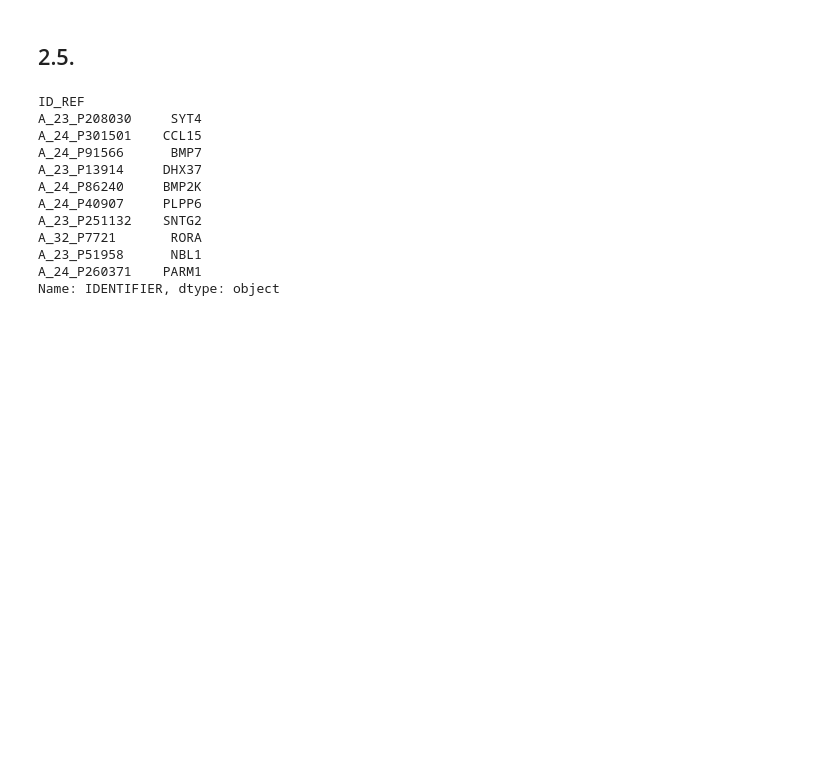
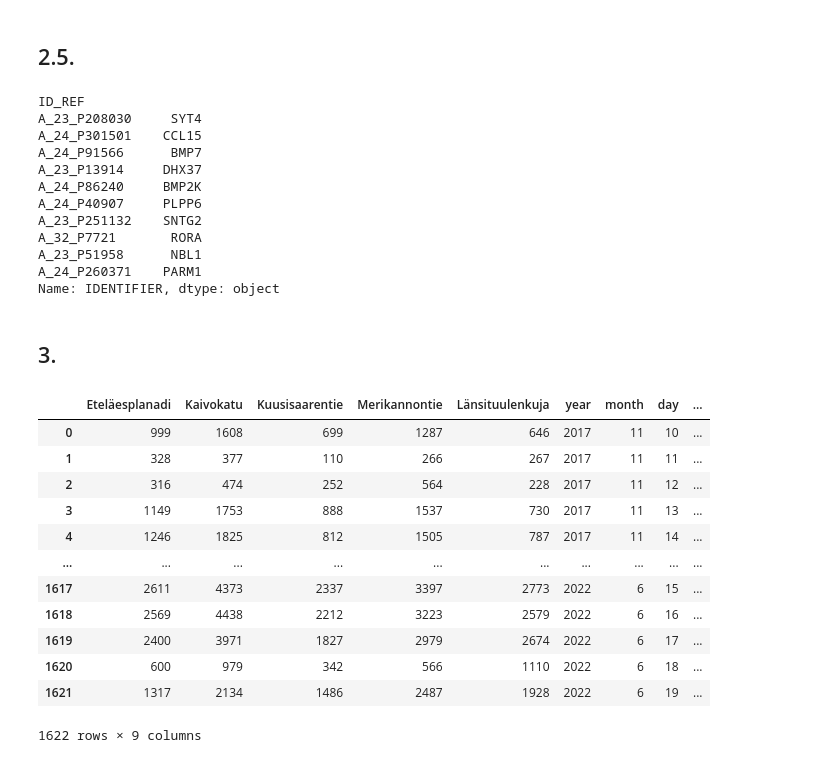
Before and after one commit to konstanyman/E5, a Jupyter notebook: e5-notebook.ipynb, the cells around one changed output. Saved outputs shown, nothing was run; the diff lists cells and outputs as text; code cells hidden in the pictures; blank space fills up the shorter version.

```diff
--- a/e5-notebook.ipynb
+++ b/e5-notebook.ipynb
@@ -346,3 +345,34 @@ A_32_P7721       RORA
 A_23_P51958      NBL1
 A_24_P260371    PARM1
 Name: IDENTIFIER, dtype: object
+# %% [markdown]
+<h2>3.</h2>
+# %%
+# load dataframe
+
+df3 = P.read_csv('./e5-data/53-data.csv',
+           # field separator character
+           sep=",",
+           # missing value characters
+           na_values=["?"],
+           # no row names
+           index_col=False,
+           # no column names
+           header=0,
+           # quote character
+           quotechar="'")
+df3
+# %% [output]
+|  | Eteläesplanadi | Kaivokatu | Kuusisaarentie | Merikannontie | Länsituulenkuja | year | month | day | ... |
+| 0 | 999 | 1608 | 699 | 1287 | 646 | 2017 | 11 | 10 | ... |
+| 1 | 328 | 377 | 110 | 266 | 267 | 2017 | 11 | 11 | ... |
+| 2 | 316 | 474 | 252 | 564 | 228 | 2017 | 11 | 12 | ... |
+| 3 | 1149 | 1753 | 888 | 1537 | 730 | 2017 | 11 | 13 | ... |
+| 4 | 1246 | 1825 | 812 | 1505 | 787 | 2017 | 11 | 14 | ... |
+| ... | ... | ... | ... | ... | ... | ... | ... | ... | ... |
+| 1617 | 2611 | 4373 | 2337 | 3397 | 2773 | 2022 | 6 | 15 | ... |
+| 1618 | 2569 | 4438 | 2212 | 3223 | 2579 | 2022 | 6 | 16 | ... |
+| 1619 | 2400 | 3971 | 1827 | 2979 | 2674 | 2022 | 6 | 17 | ... |
+| 1620 | 600 | 979 | 342 | 566 | 1110 | 2022 | 6 | 18 | ... |
+| 1621 | 1317 | 2134 | 1486 | 2487 | 1928 | 2022 | 6 | 19 | ... |
+1622 rows × 9 columns
```
Also changed, not shown: parts of 18 cells of this notebook.
